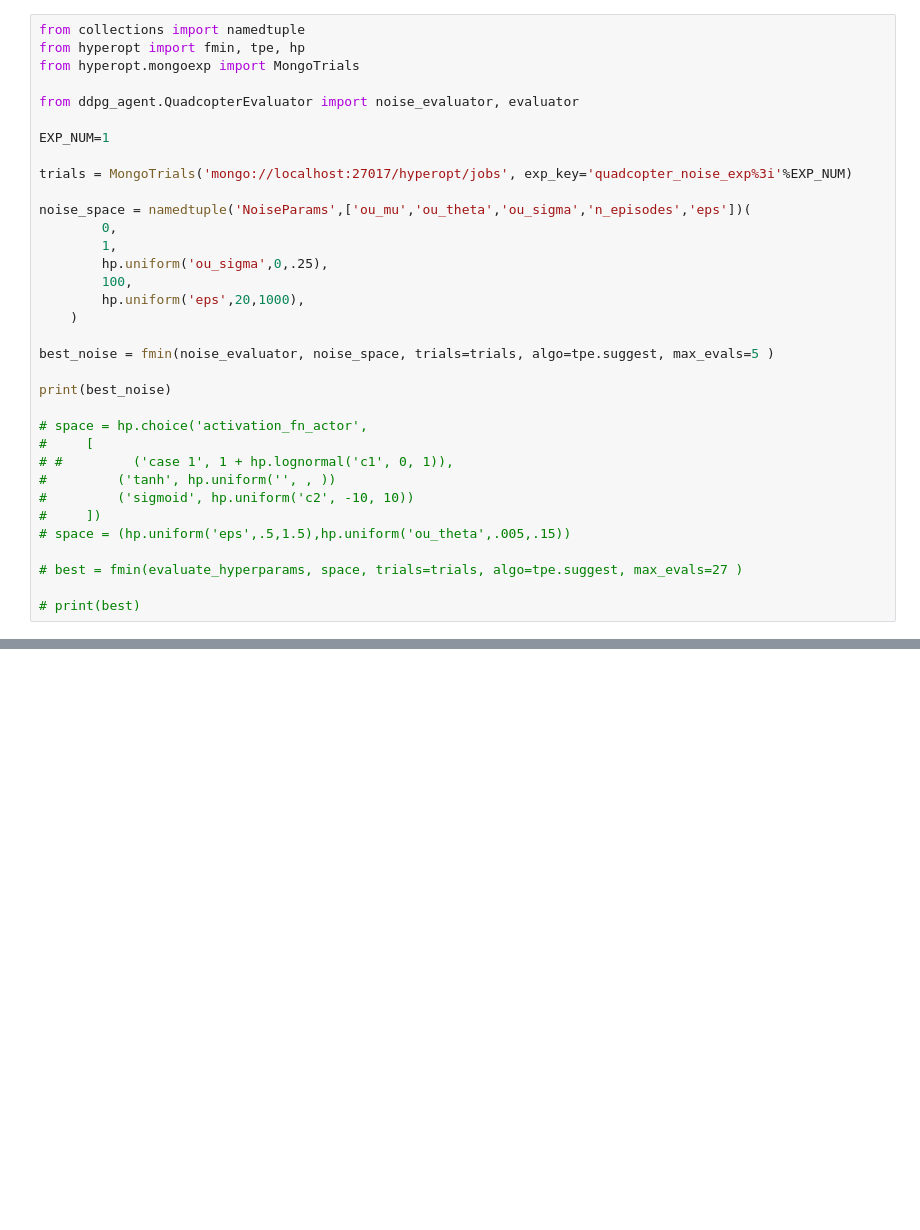
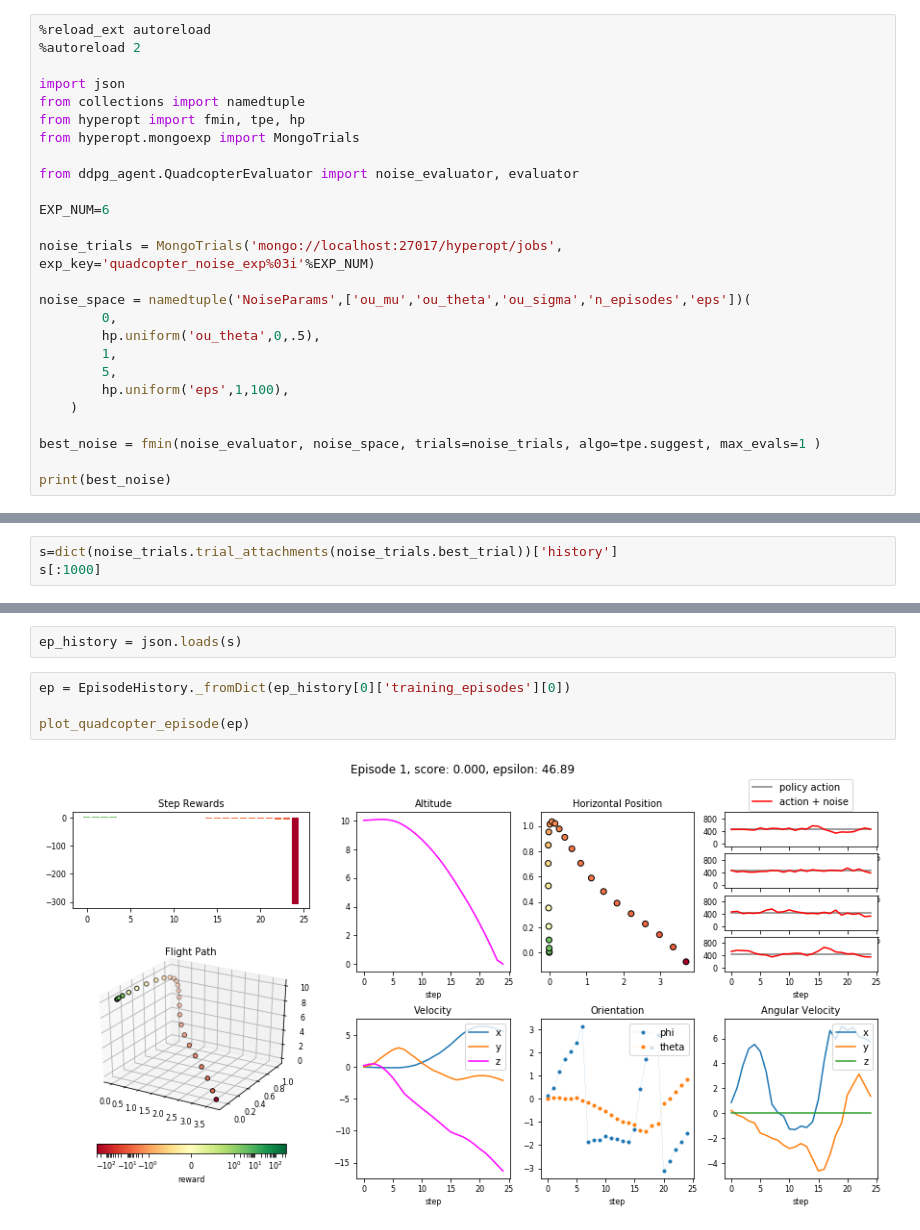
Before and after one commit to samhiatt/ddpg_agent, a Jupyter notebook: HyperoptParallel.ipynb, the cells around one changed output, grey strips where cells are left out. Saved outputs shown, nothing was run; the diff lists cells and outputs as text; blank space fills up the shorter version.

Commit message:
Includes episode history in hyperopt mongodb as job attachments

```diff
--- a/HyperoptParallel.ipynb
+++ b/HyperoptParallel.ipynb
@@ -1,35 +3,27 @@
 # %%
+%reload_ext autoreload
+%autoreload 2
+
+import json
 from collections import namedtuple
 from hyperopt import fmin, tpe, hp
 from hyperopt.mongoexp import MongoTrials
 
 from ddpg_agent.QuadcopterEvaluator import noise_evaluator, evaluator
 
-EXP_NUM=1
+EXP_NUM=6
 
-trials = MongoTrials('mongo://localhost:27017/hyperopt/jobs', exp_key='quadcopter_noise_exp%3i'%EXP_NUM)
+noise_trials = MongoTrials('mongo://localhost:27017/hyperopt/jobs', exp_key='quadcopter_noise_exp%03i'%EXP_NUM)
 
 noise_space = namedtuple('NoiseParams',['ou_mu','ou_theta','ou_sigma','n_episodes','eps'])(
         0,
+        hp.uniform('ou_theta',0,.5),
         1,
-        hp.uniform('ou_sigma',0,.25),
-        100,
-        hp.uniform('eps',20,1000),
+        5,
+        hp.uniform('eps',1,100),
     )
 
-best_noise = fmin(noise_evaluator, noise_space, trials=trials, algo=tpe.suggest, max_evals=5 )
+best_noise = fmin(noise_evaluator, noise_space, trials=noise_trials, algo=tpe.suggest, max_evals=1 )
 
 print(best_noise)
-
-# space = hp.choice('activation_fn_actor',
-#     [
-# #         ('case 1', 1 + hp.lognormal('c1', 0, 1)),
-#         ('tanh', hp.uniform('', , ))
-#         ('sigmoid', hp.uniform('c2', -10, 10))
-#     ])
-# space = (hp.uniform('eps',.5,1.5),hp.uniform('ou_theta',.005,.15))
-
-# best = fmin(evaluate_hyperparams, space, trials=trials, algo=tpe.suggest, max_evals=27 )
-
-# print(best)
 # %% [output]
@@ -39,0 +38,3 @@ trials.best_trial
+# %%
+s=dict(noise_trials.trial_attachments(noise_trials.best_trial))['history']
+s[:1000]
@@ -39,0 +43,8 @@ trials.best_trial
+# %%
+ep_history = json.loads(s)
+# %%
+ep = EpisodeHistory._fromDict(ep_history[0]['training_episodes'][0])
+
+plot_quadcopter_episode(ep)
+# %% [output]
+[figure, added]
```
Also changed, not shown: parts of 5 cells of this notebook, 3 other files.
